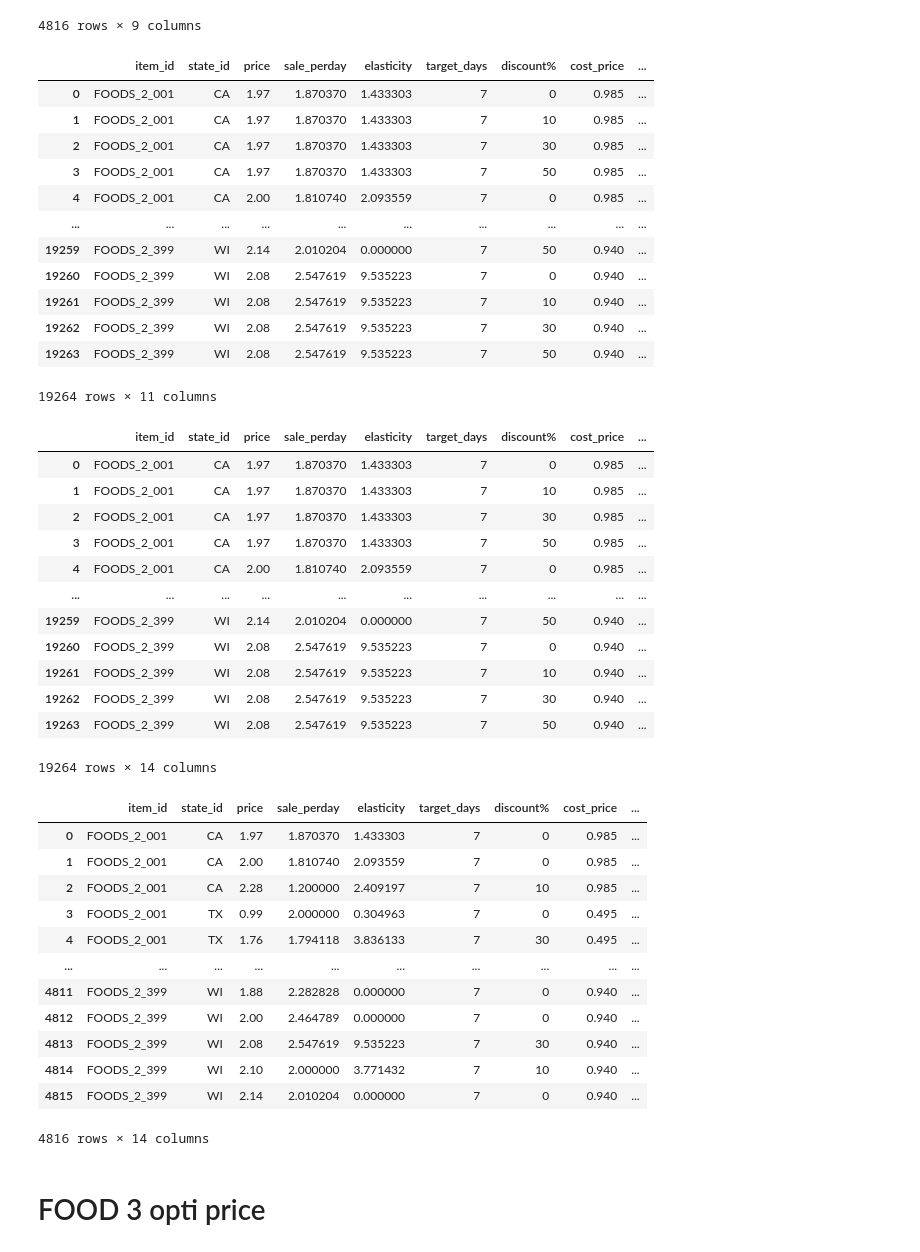
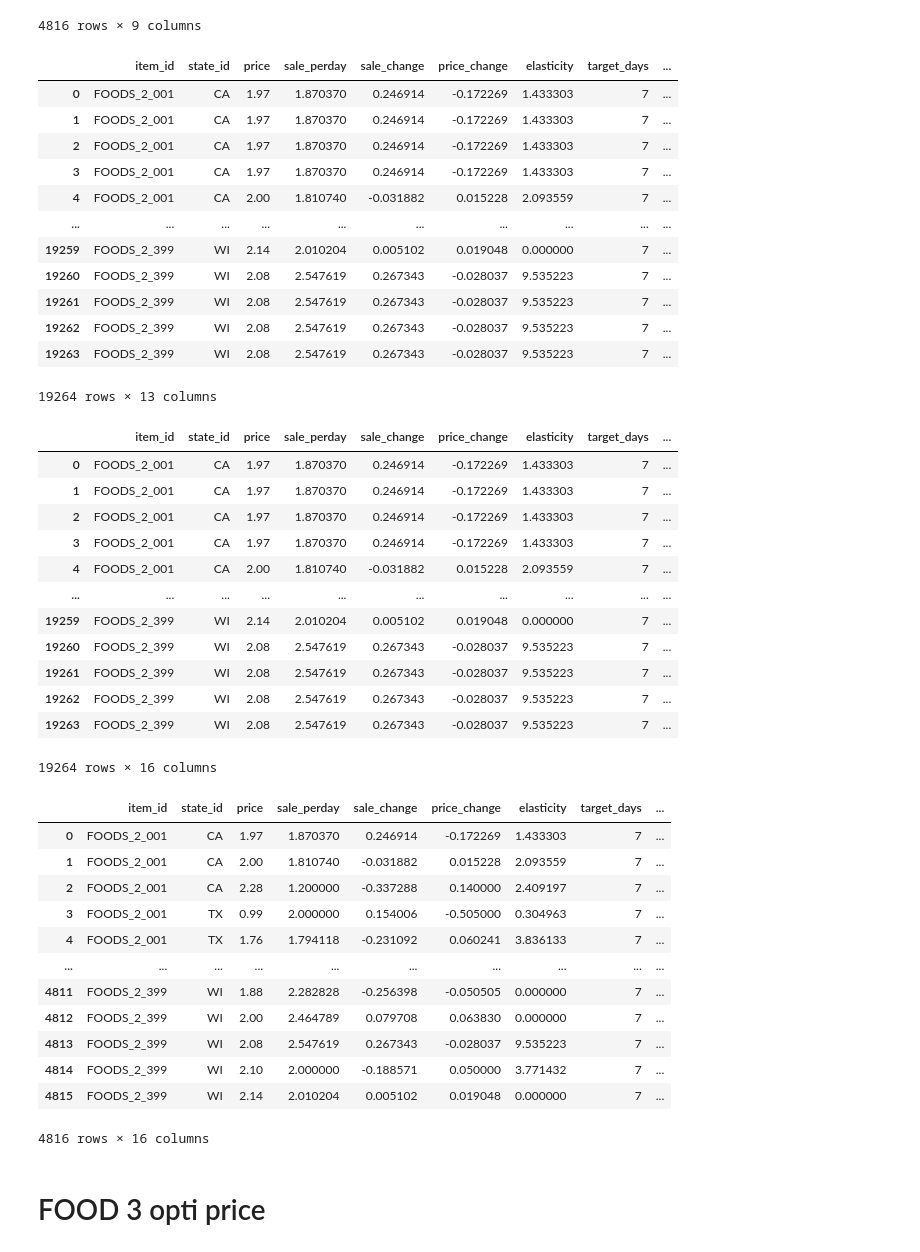
Before and after one commit to janiceivana/DS05_P5, a Jupyter notebook: opti.ipynb, the cells around one changed output. Saved outputs shown, nothing was run; the diff lists cells and outputs as text; code cells hidden in the pictures.

```diff
--- a/opti.ipynb
+++ b/opti.ipynb
@@ -594,43 +594,43 @@ f2_df
 # %%
 f2_df["target_days"] = 7
 
 grouped = f2_df.groupby(['item_id', 'state_id'])
 f2_df['cost_price'] = grouped['price'].transform(lambda x: 0.5 * x.min())
 
 discounts = [0, 10, 30,50]
 new_rows = []
 for index, row in f2_df.iterrows():
     for discount in discounts:
         new_row = row.copy()
         new_row['discount%'] = discount
         new_rows.append(new_row)
 
 f2_opti = pd.DataFrame(new_rows)
-f2_opti = f2_opti[["item_id","state_id","price","sale_perday","elasticity","target_days","discount%","cost_price"]]
+f2_opti = f2_opti[["item_id","state_id","price","sale_perday","sale_change","price_change","elasticity","target_days","discount%","cost_price"]]
 
 f2_opti["stock on hand"] = 100
 
 f2_opti["discount_price"] = (1-f2_opti["discount%"]/100)*f2_opti["price"]
 
 f2_opti["predict_total_sale"] = (f2_opti["target_days"]*f2_opti["sale_perday"])*(1+abs((f2_opti["discount_price"]-f2_opti["price"])/f2_opti["price"])*f2_opti["elasticity"])
 f2_opti.reset_index(drop=True, inplace=True)
 f2_opti.loc[f2_opti["predict_total_sale"] > f2_opti["stock on hand"], "predict_total_sale"] = f2_opti["stock on hand"]
 
 f2_opti
 # %% [output]
-|  | item_id | state_id | price | sale_perday | elasticity | target_days | discount% | cost_price | ... |
-| 0 | FOODS_2_001 | CA | 1.97 | 1.870370 | 1.433303 | 7 | 0 | 0.985 | ... |
-| 1 | FOODS_2_001 | CA | 1.97 | 1.870370 | 1.433303 | 7 | 10 | 0.985 | ... |
-| 2 | FOODS_2_001 | CA | 1.97 | 1.870370 | 1.433303 | 7 | 30 | 0.985 | ... |
-| 3 | FOODS_2_001 | CA | 1.97 | 1.870370 | 1.433303 | 7 | 50 | 0.985 | ... |
-| 4 | FOODS_2_001 | CA | 2.00 | 1.810740 | 2.093559 | 7 | 0 | 0.985 | ... |
+|  | item_id | state_id | price | sale_perday | sale_change | price_change | elasticity | target_days | ... |
+| 0 | FOODS_2_001 | CA | 1.97 | 1.870370 | 0.246914 | -0.172269 | 1.433303 | 7 | ... |
+| 1 | FOODS_2_001 | CA | 1.97 | 1.870370 | 0.246914 | -0.172269 | 1.433303 | 7 | ... |
+| 2 | FOODS_2_001 | CA | 1.97 | 1.870370 | 0.246914 | -0.172269 | 1.433303 | 7 | ... |
+| 3 | FOODS_2_001 | CA | 1.97 | 1.870370 | 0.246914 | -0.172269 | 1.433303 | 7 | ... |
+| 4 | FOODS_2_001 | CA | 2.00 | 1.810740 | -0.031882 | 0.015228 | 2.093559 | 7 | ... |
 | ... | ... | ... | ... | ... | ... | ... | ... | ... | ... |
-| 19259 | FOODS_2_399 | WI | 2.14 | 2.010204 | 0.000000 | 7 | 50 | 0.940 | ... |
-| 19260 | FOODS_2_399 | WI | 2.08 | 2.547619 | 9.535223 | 7 | 0 | 0.940 | ... |
-| 19261 | FOODS_2_399 | WI | 2.08 | 2.547619 | 9.535223 | 7 | 10 | 0.940 | ... |
-| 19262 | FOODS_2_399 | WI | 2.08 | 2.547619 | 9.535223 | 7 | 30 | 0.940 | ... |
-| 19263 | FOODS_2_399 | WI | 2.08 | 2.547619 | 9.535223 | 7 | 50 | 0.940 | ... |
+| 19259 | FOODS_2_399 | WI | 2.14 | 2.010204 | 0.005102 | 0.019048 | 0.000000 | 7 | ... |
+| 19260 | FOODS_2_399 | WI | 2.08 | 2.547619 | 0.267343 | -0.028037 | 9.535223 | 7 | ... |
+| 19261 | FOODS_2_399 | WI | 2.08 | 2.547619 | 0.267343 | -0.028037 | 9.535223 | 7 | ... |
+| 19262 | FOODS_2_399 | WI | 2.08 | 2.547619 | 0.267343 | -0.028037 | 9.535223 | 7 | ... |
+| 19263 | FOODS_2_399 | WI | 2.08 | 2.547619 | 0.267343 | -0.028037 | 9.535223 | 7 | ... |
-19264 rows × 11 columns
+19264 rows × 13 columns
 # %%
 f2_opti["cost"] = round(f2_opti['cost_price']*f2_opti["predict_total_sale"],2)
 
@@ -640,37 +640,37 @@ f2_opti["profit"] = f2_opti["revenue"]-f2_opti["cost"]
 
 f2_opti
 # %% [output]
-|  | item_id | state_id | price | sale_perday | elasticity | target_days | discount% | cost_price | ... |
-| 0 | FOODS_2_001 | CA | 1.97 | 1.870370 | 1.433303 | 7 | 0 | 0.985 | ... |
-| 1 | FOODS_2_001 | CA | 1.97 | 1.870370 | 1.433303 | 7 | 10 | 0.985 | ... |
-| 2 | FOODS_2_001 | CA | 1.97 | 1.870370 | 1.433303 | 7 | 30 | 0.985 | ... |
-| 3 | FOODS_2_001 | CA | 1.97 | 1.870370 | 1.433303 | 7 | 50 | 0.985 | ... |
-| 4 | FOODS_2_001 | CA | 2.00 | 1.810740 | 2.093559 | 7 | 0 | 0.985 | ... |
+|  | item_id | state_id | price | sale_perday | sale_change | price_change | elasticity | target_days | ... |
+| 0 | FOODS_2_001 | CA | 1.97 | 1.870370 | 0.246914 | -0.172269 | 1.433303 | 7 | ... |
+| 1 | FOODS_2_001 | CA | 1.97 | 1.870370 | 0.246914 | -0.172269 | 1.433303 | 7 | ... |
+| 2 | FOODS_2_001 | CA | 1.97 | 1.870370 | 0.246914 | -0.172269 | 1.433303 | 7 | ... |
+| 3 | FOODS_2_001 | CA | 1.97 | 1.870370 | 0.246914 | -0.172269 | 1.433303 | 7 | ... |
+| 4 | FOODS_2_001 | CA | 2.00 | 1.810740 | -0.031882 | 0.015228 | 2.093559 | 7 | ... |
 | ... | ... | ... | ... | ... | ... | ... | ... | ... | ... |
-| 19259 | FOODS_2_399 | WI | 2.14 | 2.010204 | 0.000000 | 7 | 50 | 0.940 | ... |
-| 19260 | FOODS_2_399 | WI | 2.08 | 2.547619 | 9.535223 | 7 | 0 | 0.940 | ... |
-| 19261 | FOODS_2_399 | WI | 2.08 | 2.547619 | 9.535223 | 7 | 10 | 0.940 | ... |
-| 19262 | FOODS_2_399 | WI | 2.08 | 2.547619 | 9.535223 | 7 | 30 | 0.940 | ... |
-| 19263 | FOODS_2_399 | WI | 2.08 | 2.547619 | 9.535223 | 7 | 50 | 0.940 | ... |
+| 19259 | FOODS_2_399 | WI | 2.14 | 2.010204 | 0.005102 | 0.019048 | 0.000000 | 7 | ... |
+| 19260 | FOODS_2_399 | WI | 2.08 | 2.547619 | 0.267343 | -0.028037 | 9.535223 | 7 | ... |
+| 19261 | FOODS_2_399 | WI | 2.08 | 2.547619 | 0.267343 | -0.028037 | 9.535223 | 7 | ... |
+| 19262 | FOODS_2_399 | WI | 2.08 | 2.547619 | 0.267343 | -0.028037 | 9.535223 | 7 | ... |
+| 19263 | FOODS_2_399 | WI | 2.08 | 2.547619 | 0.267343 | -0.028037 | 9.535223 | 7 | ... |
-19264 rows × 14 columns
+19264 rows × 16 columns
 # %%
 f2_opti = f2_opti.loc[f2_opti.groupby(['item_id', 'state_id','price'])['profit'].idxmax()]
 f2_opti.reset_index(drop=True, inplace=True)
 f2_opti
 # %% [output]
-|  | item_id | state_id | price | sale_perday | elasticity | target_days | discount% | cost_price | ... |
-| 0 | FOODS_2_001 | CA | 1.97 | 1.870370 | 1.433303 | 7 | 0 | 0.985 | ... |
-| 1 | FOODS_2_001 | CA | 2.00 | 1.810740 | 2.093559 | 7 | 0 | 0.985 | ... |
-| 2 | FOODS_2_001 | CA | 2.28 | 1.200000 | 2.409197 | 7 | 10 | 0.985 | ... |
-| 3 | FOODS_2_001 | TX | 0.99 | 2.000000 | 0.304963 | 7 | 0 | 0.495 | ... |
-| 4 | FOODS_2_001 | TX | 1.76 | 1.794118 | 3.836133 | 7 | 30 | 0.495 | ... |
+|  | item_id | state_id | price | sale_perday | sale_change | price_change | elasticity | target_days | ... |
+| 0 | FOODS_2_001 | CA | 1.97 | 1.870370 | 0.246914 | -0.172269 | 1.433303 | 7 | ... |
+| 1 | FOODS_2_001 | CA | 2.00 | 1.810740 | -0.031882 | 0.015228 | 2.093559 | 7 | ... |
+| 2 | FOODS_2_001 | CA | 2.28 | 1.200000 | -0.337288 | 0.140000 | 2.409197 | 7 | ... |
+| 3 | FOODS_2_001 | TX | 0.99 | 2.000000 | 0.154006 | -0.505000 | 0.304963 | 7 | ... |
+| 4 | FOODS_2_001 | TX | 1.76 | 1.794118 | -0.231092 | 0.060241 | 3.836133 | 7 | ... |
 | ... | ... | ... | ... | ... | ... | ... | ... | ... | ... |
-| 4811 | FOODS_2_399 | WI | 1.88 | 2.282828 | 0.000000 | 7 | 0 | 0.940 | ... |
-| 4812 | FOODS_2_399 | WI | 2.00 | 2.464789 | 0.000000 | 7 | 0 | 0.940 | ... |
-| 4813 | FOODS_2_399 | WI | 2.08 | 2.547619 | 9.535223 | 7 | 30 | 0.940 | ... |
-| 4814 | FOODS_2_399 | WI | 2.10 | 2.000000 | 3.771432 | 7 | 10 | 0.940 | ... |
-| 4815 | FOODS_2_399 | WI | 2.14 | 2.010204 | 0.000000 | 7 | 0 | 0.940 | ... |
+| 4811 | FOODS_2_399 | WI | 1.88 | 2.282828 | -0.256398 | -0.050505 | 0.000000 | 7 | ... |
+| 4812 | FOODS_2_399 | WI | 2.00 | 2.464789 | 0.079708 | 0.063830 | 0.000000 | 7 | ... |
+| 4813 | FOODS_2_399 | WI | 2.08 | 2.547619 | 0.267343 | -0.028037 | 9.535223 | 7 | ... |
+| 4814 | FOODS_2_399 | WI | 2.10 | 2.000000 | -0.188571 | 0.050000 | 3.771432 | 7 | ... |
+| 4815 | FOODS_2_399 | WI | 2.14 | 2.010204 | 0.005102 | 0.019048 | 0.000000 | 7 | ... |
-4816 rows × 14 columns
+4816 rows × 16 columns
 # %% [markdown]
 # FOOD 3 opti price
 # %%
```
Also changed, not shown: parts of 18 cells of this notebook, 7 other files.
